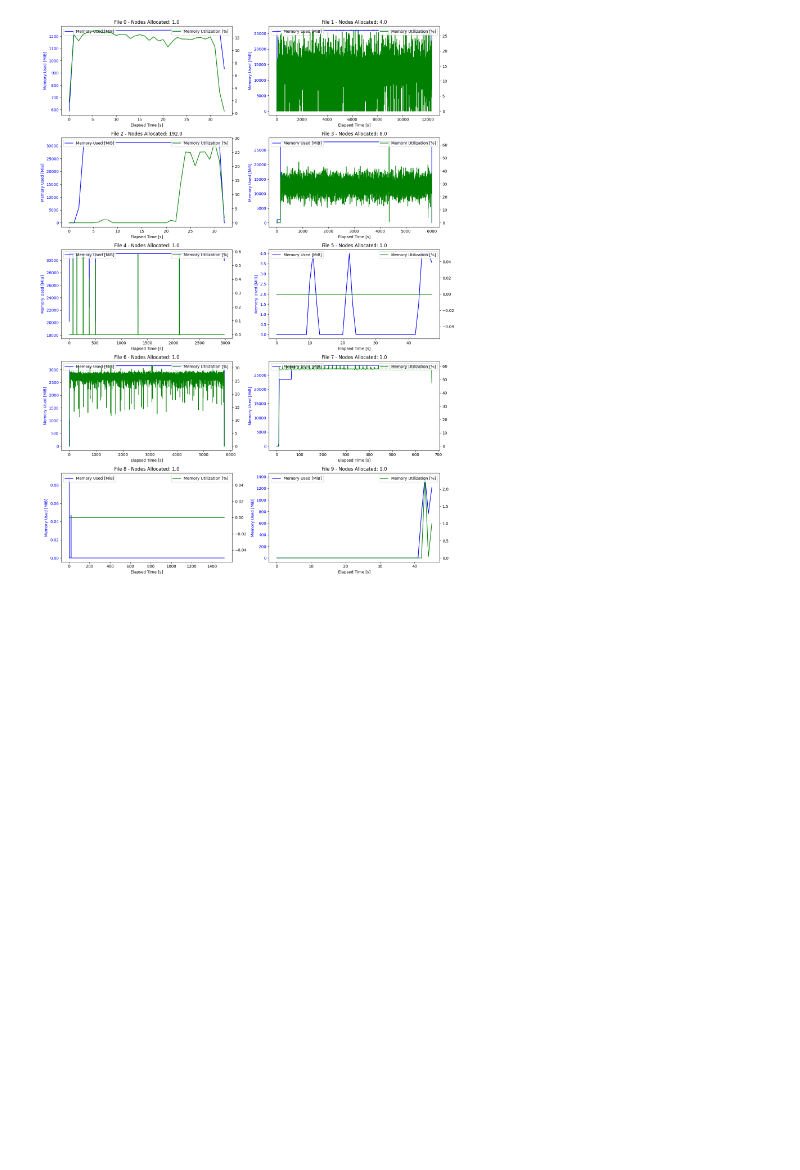
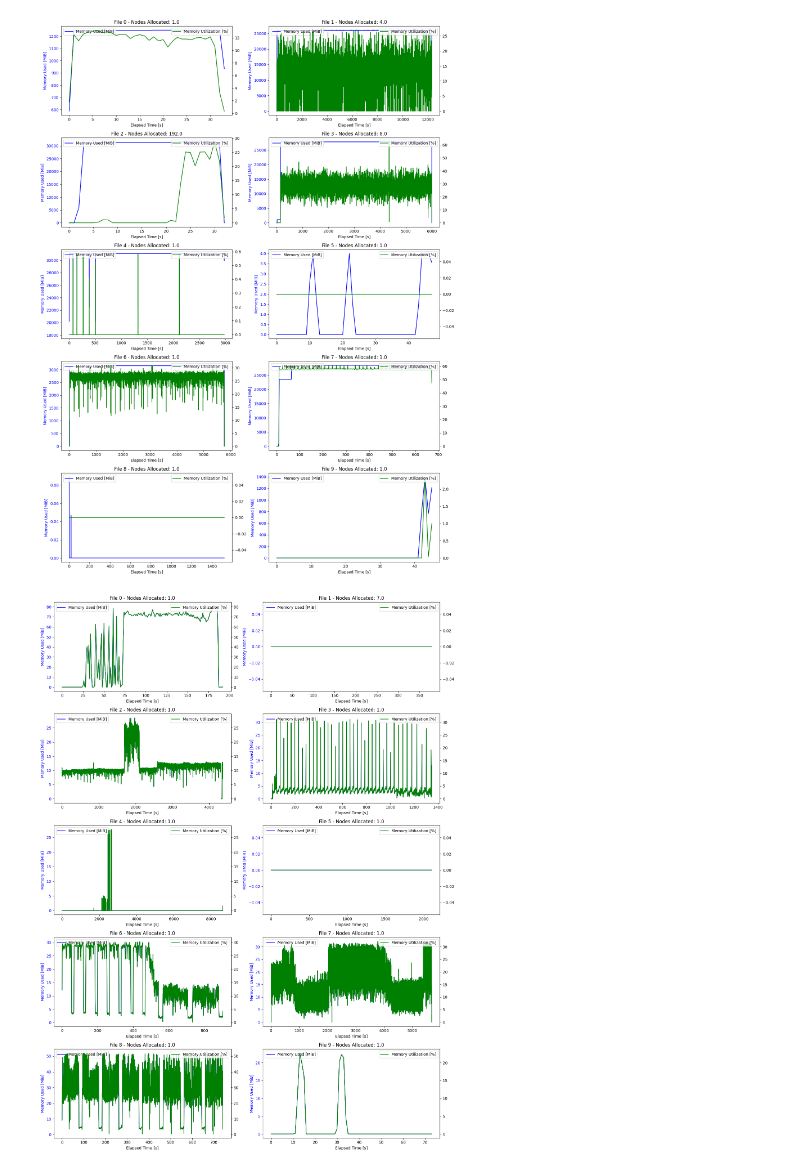
Before and after one commit to johankristianss/carbonsim, a Jupyter notebook: notebooks/PlotWorkflows.ipynb, the cells around one changed output. Cells and saved outputs as stored; diff of their text form; code cells hidden in the pictures; blank space fills up the shorter version.

```diff
--- a/notebooks/PlotWorkflows.ipynb
+++ b/notebooks/PlotWorkflows.ipynb
@@ -95,3 +95,32 @@ plt.tight_layout()
 plt.show()
 # %% [output]
 [figure]
+# %%
+fig, axes = plt.subplots(nrows=5, ncols=2, figsize=(15, 20))
+axes = axes.flatten()
+
+for idx, (ax, df) in enumerate(zip(axes, plot_data)):
+    # Plot memory used on the primary y-axis
+    ax.plot(df['timestamp'], df['utilization_gpu_pct'], color='blue', label='Memory Used [MiB]')
+    ax.set_ylabel('Memory Used [MiB]', color='blue')
+    ax.tick_params(axis='y', labelcolor='blue')
+
+    # Create a twin y-axis for utilization and nodes allocated
+    ax2 = ax.twinx()
+
+    # Plot utilization memory percentage
+    ax2.plot(df['timestamp'], df['utilization_gpu_pct'], color='green', label='Memory Utilization [%]')
+
+    # Add title and include nodes_alloc
+    nodes_alloc = df['nodes_alloc'].max()  # You can use max, mean, or other stats
+    ax.set_title(f'File {idx} - Nodes Allocated: {nodes_alloc}')
+    ax.set_xlabel('Elapsed Time [s]')
+
+    # Add legends for both y-axes
+    ax.legend(loc='upper left')
+    ax2.legend(loc='upper right')
+
+plt.tight_layout()
+plt.show()
+# %% [output]
+[figure, added]
```
Also changed, not shown: 8 other files.
